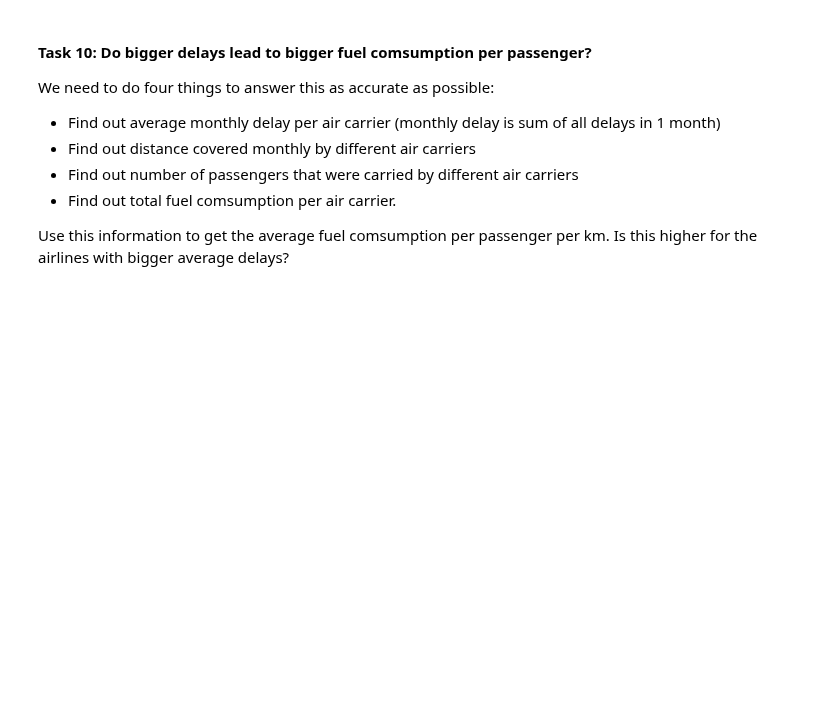
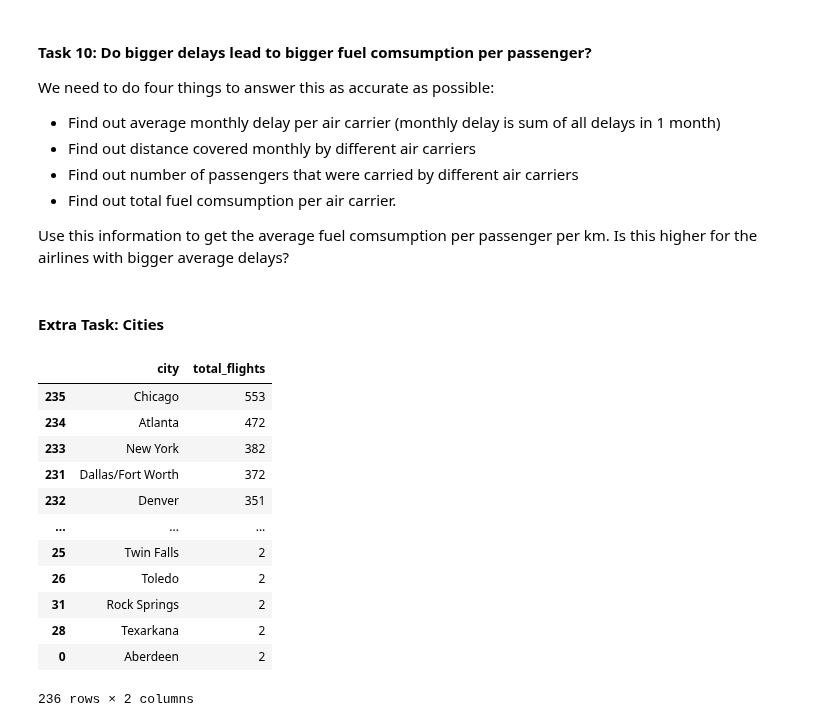
Before and after one commit to jackycwwang/lighthouse_lab_midterm_project, a Jupyter notebook: src/exploratory_analysis.ipynb, the cells around one changed output. Drawn from its saved outputs; the diff is of its cells as text; code cells hidden in the pictures; blank space fills up the shorter version.

Commit message:
added cities to bottom

```diff
--- a/src/exploratory_analysis.ipynb
+++ b/src/exploratory_analysis.ipynb
@@ -583,3 +609,31 @@ We need to do four things to answer this as accurate as possible:
 - Find out total fuel comsumption per air carrier.
 
 Use this information to get the average fuel comsumption per passenger per km. Is this higher for the airlines with bigger average delays?
+# %% [markdown]
+#### Extra Task: Cities
+# %%
+# CALCULATE FLIGHT COUNTS CITY  - run Task 6 first to split out city columns
+city_count_orig = df[['origin_city', 'index']].groupby('origin_city', as_index=False).count().sort_values(by='index')
+city_count_dest = df[['dest_city', 'index']].groupby('dest_city', as_index=False).count().sort_values(by='index')
+city_count= city_count_orig.merge(city_count_dest, left_on='origin_city', right_on='dest_city')
+
+city_count['total_flights'] = city_count['index_x']+city_count['index_y']
+city_count.rename(columns = {'origin_city': 'city'}, inplace=True)
+city_count.drop(['index_x', 'dest_city', 'index_y'], axis=1, inplace=True)
+
+city_count= city_count.sort_values(by='total_flights', ascending=False)
+city_count
+# %% [output]
+|  | city | total_flights |
+| 235 | Chicago | 553 |
+| 234 | Atlanta | 472 |
+| 233 | New York | 382 |
+| 231 | Dallas/Fort Worth | 372 |
+| 232 | Denver | 351 |
+| ... | ... | ... |
+| 25 | Twin Falls | 2 |
+| 26 | Toledo | 2 |
+| 31 | Rock Springs | 2 |
+| 28 | Texarkana | 2 |
+| 0 | Aberdeen | 2 |
+236 rows × 2 columns
```
Also changed, not shown: parts of 4 cells of this notebook.
